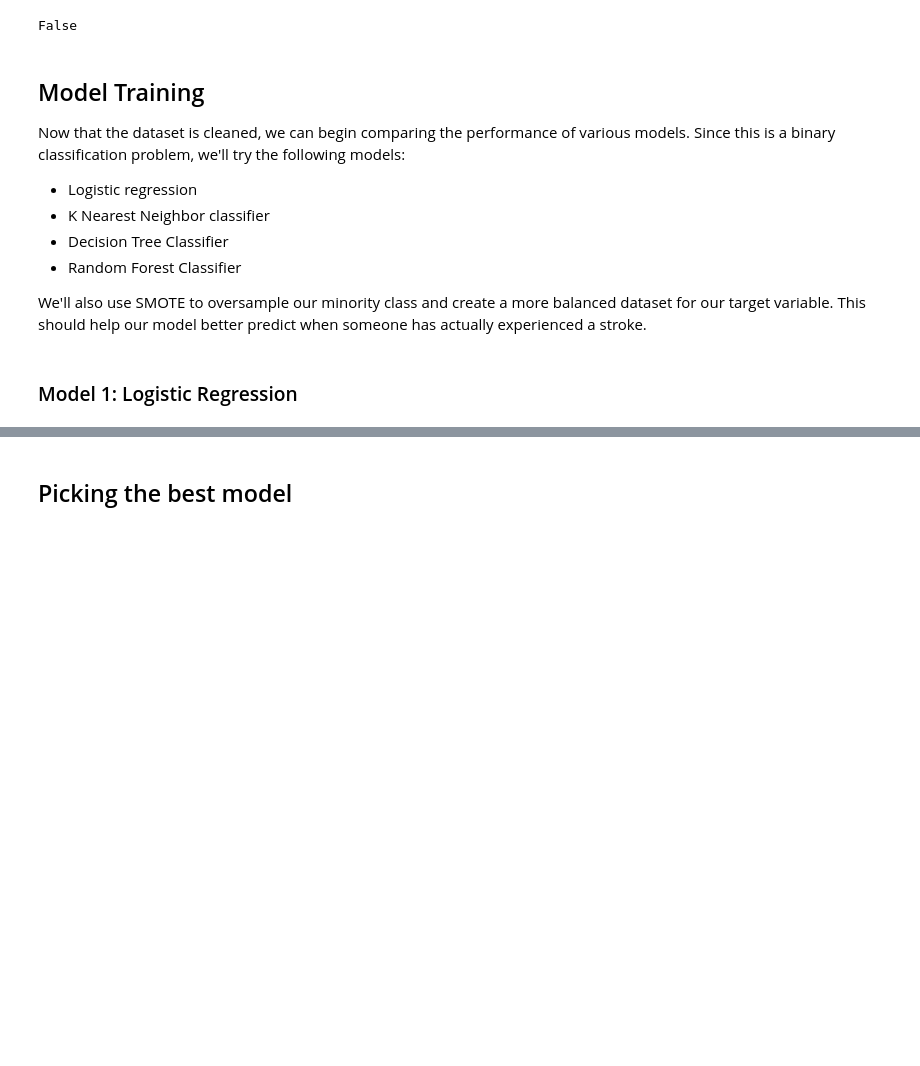
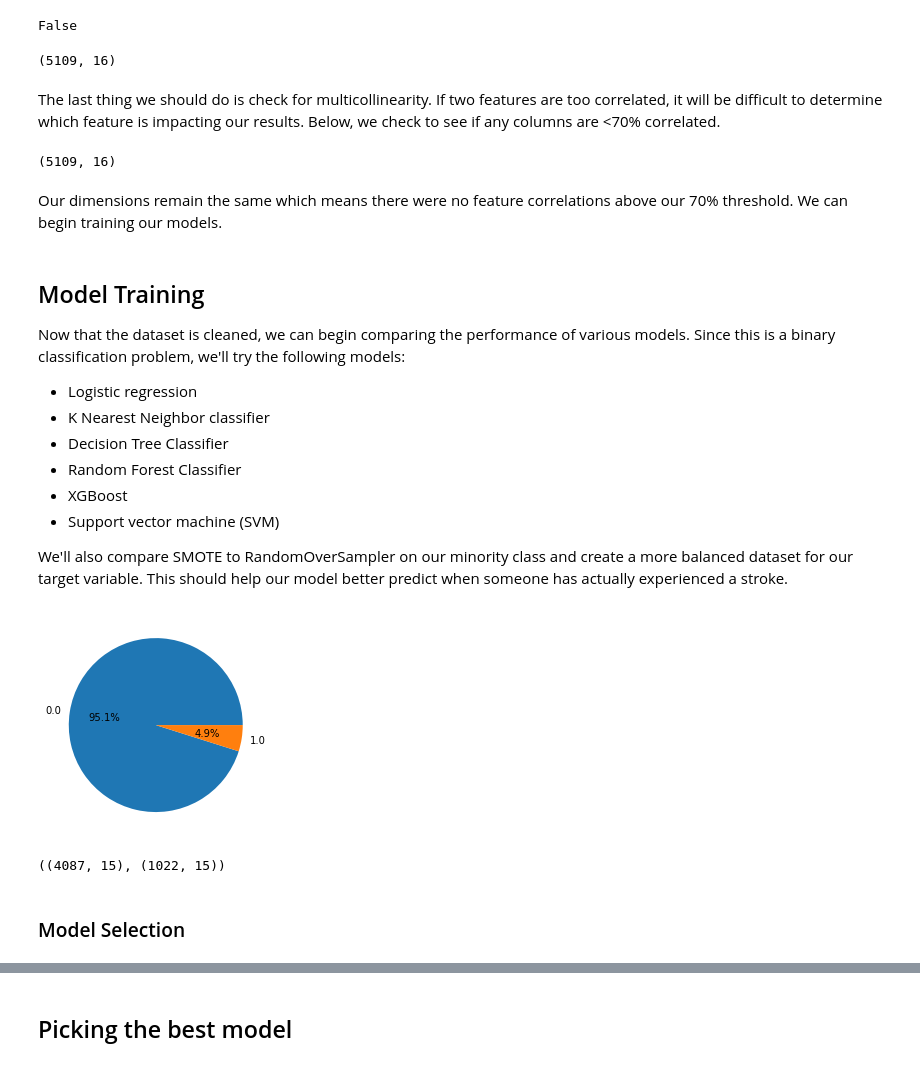
Before and after one commit to harte3/Group2_FlatironApprenticeshipCapstone, a Jupyter notebook: cleaned_notebook.ipynb, the cells around one changed output, grey strips where cells are left out. Drawn from its saved outputs; the diff is of its cells as text; code cells hidden in the pictures; blank space fills up the shorter version.

```diff
--- a/cleaned_notebook.ipynb
+++ b/cleaned_notebook.ipynb
@@ -237,6 +248,43 @@ df_imputed = pd.DataFrame(knn_imputer.fit_transform(df_new), columns=df_new.colu
 df_imputed.isnull().values.any()
 # %% [output]
 False
+# %%
+df_imputed.shape
+# %% [output]
+(5109, 16)
+# %% [markdown]
+The last thing we should do is check for multicollinearity. If two features are too correlated, it will be difficult to determine which feature is impacting our results. Below, we check to see if any columns are <70% correlated.
+# %%
+# Handling multicollinearity
+
+columns = list(df_imputed.columns)
+for col in columns:
+    if col == 'stroke':
+        continue
+
+    filtered_columns = [col]
+    for col1 in df_imputed.columns:
+        if((col == col1) | (col == 'stroke')):
+            continue
+
+        val = df_imputed[col].corr(df_imputed[col1])
+
+        if val > 0.7:
+            # If the correlation between the two
+            # features is more than 0.7 remove
+            columns.remove(col1)
+            continue
+        else:
+            filtered_columns.append(col1)
+
+    # After each iteration filter out the columns
+    # which are not highly correlated features.
+    df = df_imputed[filtered_columns]
+df.shape
+# %% [output]
+(5109, 16)
+# %% [markdown]
+Our dimensions remain the same which means there were no feature correlations above our 70% threshold. We can begin training our models.
 # %% [markdown]
 ## Model Training
 
@@ -245,7 +293,26 @@ Now that the dataset is cleaned, we can begin comparing the performance of vario
 - K Nearest Neighbor classifier
 - Decision Tree Classifier
 - Random Forest Classifier
+- XGBoost
+- Support vector machine (SVM)
 
-We'll also use SMOTE to oversample our minority class and create a more balanced dataset for our target variable. This should help our model better predict when someone has actually experienced a stroke.
+We'll also compare SMOTE to RandomOverSampler on our minority class and create a more balanced dataset for our target variable. This should help our model better predict when someone has actually experienced a stroke.
+# %%
+target_dist = df['stroke'].value_counts()
+plt.pie(target_dist.values,
+        labels = target_dist.index,
+        autopct='%1.1f%%')
+plt.show()
+# %% [output]
+[figure, added]
+# %%
+features = df.drop('stroke', axis=1)
+target = df['stroke']
+
+X_train, X_val, Y_train, Y_val = train_test_split(features, target, test_size=0.2, stratify=target, random_state=42)
+
+X_train.shape, X_val.shape
+# %% [output]
+((4087, 15), (1022, 15))
 # %% [markdown]
-### Model 1: Logistic Regression
+### Model Selection
```
Also changed, not shown: parts of 47 cells of this notebook.
